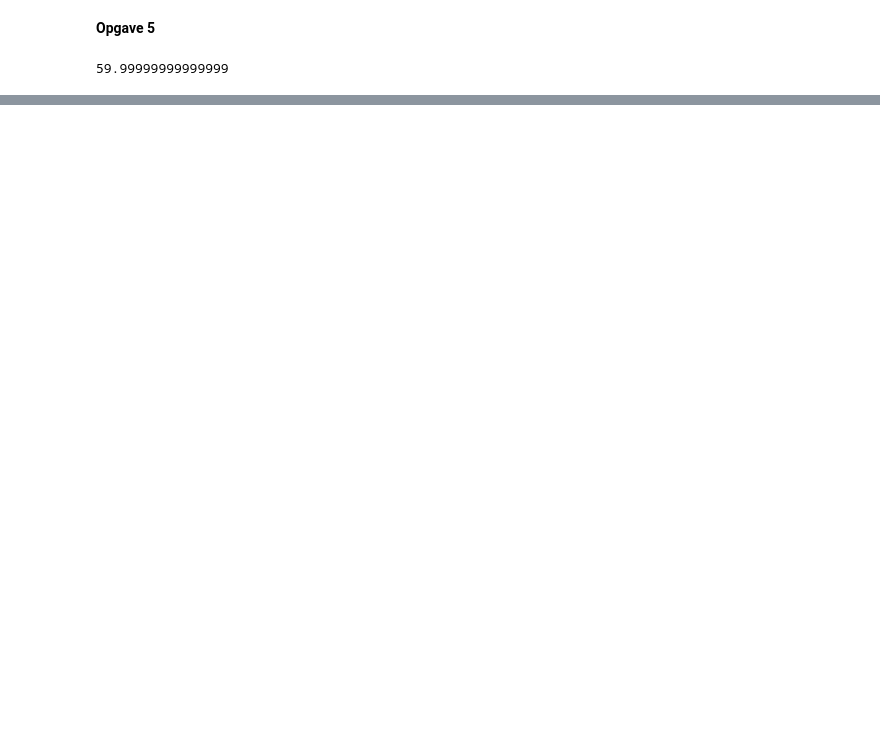
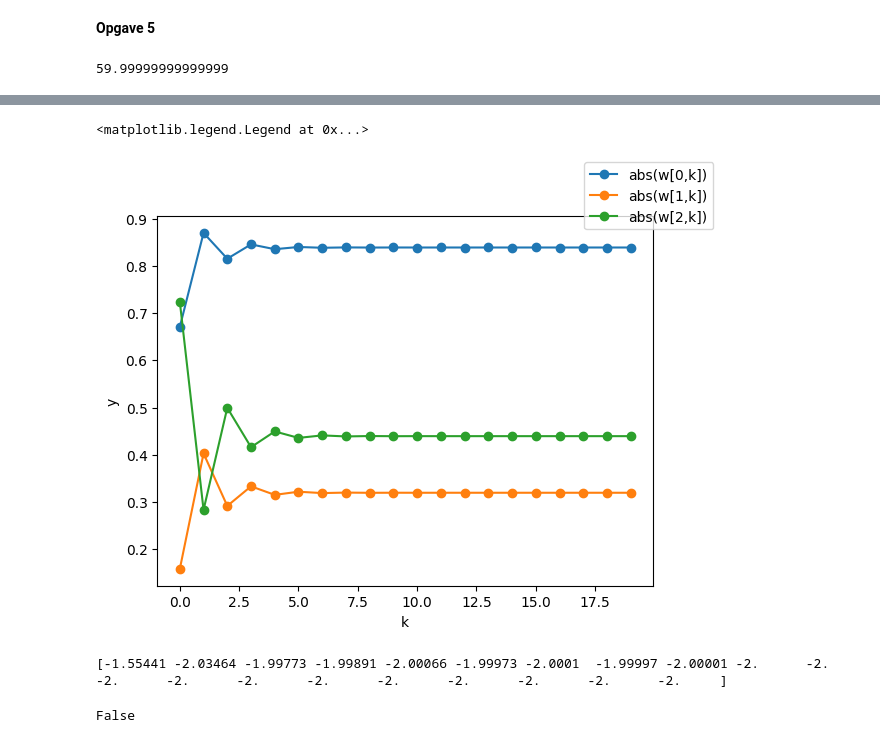
Before and after one commit to friisjen/NumLA, a Jupyter notebook: Sommer 2022.ipynb, the cells around one changed output, grey strips where cells are left out. Drawn from its saved outputs; the diff is of its cells as text; code cells hidden in the pictures; blank space fills up the shorter version.

```diff
--- a/Sommer 2022.ipynb
+++ b/Sommer 2022.ipynb
@@ -37,0 +430,52 @@ Vi ser at søjle 0, 1, 2 har pivot elementer, men søjle 3 har ingen. Derfor er
+# %%
+m, _ = a.shape
+w = rng.standard_normal((m, 1))
+n = 20
+lambda_out = np.zeros(n)
+w_out = np.zeros((m, n))
+
+
+for k in range(n):
+    lambda_out[k], w = potens_skridt(a, w)
+    w_out[:, [k]] = w
+
+fig, ax = plt.subplots()
+for i in range(m):
+    ax.plot(np.abs(w_out[i, :]), '-o', label=f'abs(w[{i},k])')
+ax.set_xlabel('k')
+ax.set_ylabel('y')
+fig.legend()
+# %% [output]
+<matplotlib.legend.Legend at 0x...>
+[figure, added]
+# %%
+def inv_potens_skridt(a, w, mu):
+    m, _ = a.shape
+    v = np.linalg.solve(a - mu * np.eye(m), w)
+    v /= np.linalg.norm(v)
+    lambda_ny = np.vdot(v, a @ v)
+    return lambda_ny, v
+
+mu = -1
+
+rng = np.random.default_rng()
+
+m, _ = a.shape
+w = rng.standard_normal((m, 1))
+w /= np.linalg.norm(w)
+
+n = 20
+lambda_out = np.empty(n)
+
+for i in range(n):
+    lambda_out[i], w = inv_potens_skridt(a, w, mu)
+
+print(lambda_out)
+# %% [output]
+[-1.55441 -2.03464 -1.99773 -1.99891 -2.00066 -1.99973 -2.0001  -1.99997 -2.00001 -2.      -2.      -2.      -2.      -2.      -2.      -2.      -2.      -2.      -2.      -2.     ]
+# %%
+machine_epsilon = np.finfo(float).eps
+print(np.allclose(a @ w, lambda_out[-1] * w,
+atol = machine_epsilon))
+# %% [output]
+False
```
Also changed, not shown: parts of 41 cells of this notebook, 3 other files.
